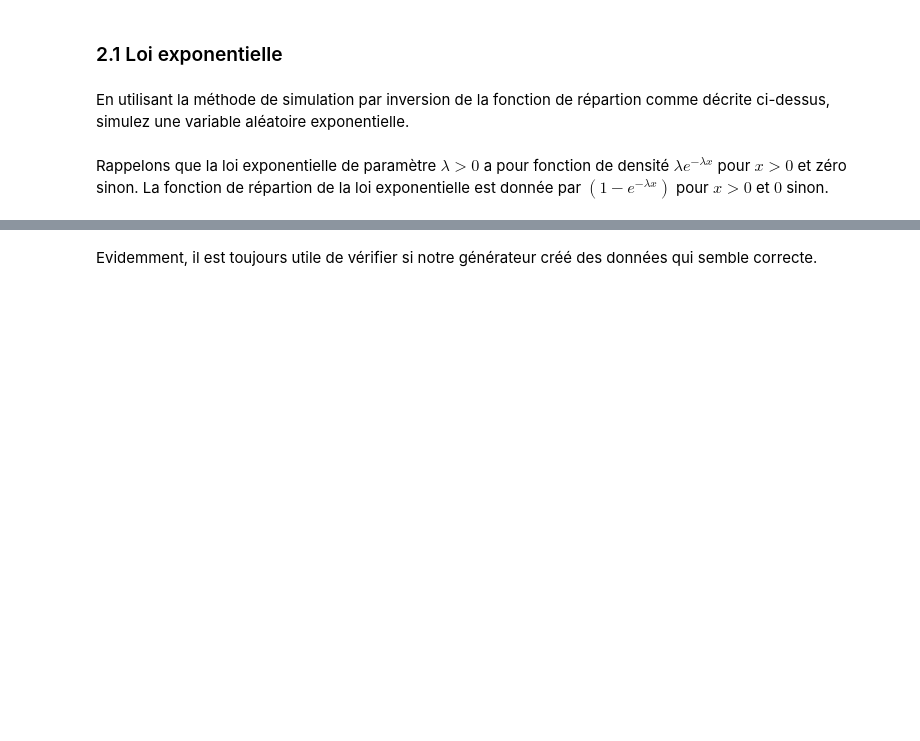
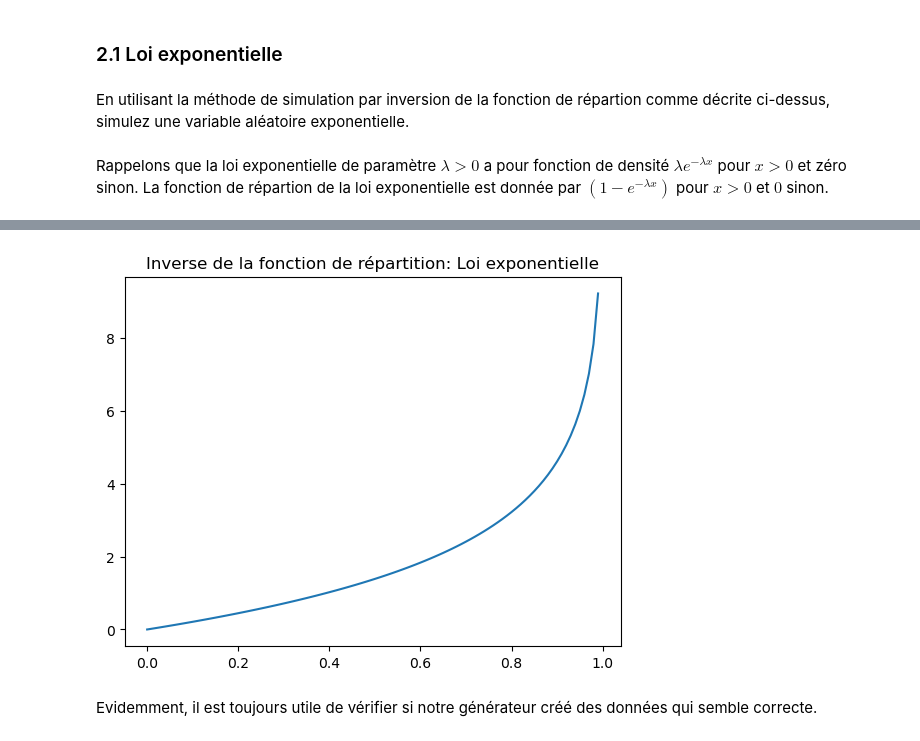
Before and after one commit to HUART1848/APV_L4, a Jupyter notebook: TP4.ipynb, the cells around one changed output, grey strips where cells are left out. Drawn from its saved outputs; the diff is of its cells as text; code cells hidden in the pictures; blank space fills up the shorter version.

```diff
--- a/TP4.ipynb
+++ b/TP4.ipynb
@@ -149,3 +170,11 @@ Rappelons que la loi exponentielle de paramètre $\lambda > 0$ a pour fonction d
+# %%
+def inv_exponentielle(lamb, x):
+    return (1 / lamb) * np.log(1 / (1 - x))
+# %%
+lamb = 0.5
+simple_plot(lambda x: inv_exponentielle(lamb, x), x=np.arange(0, 1, 0.01), title="Inverse de la fonction de répartition: Loi exponentielle")
+# %% [output]
+[figure, added]
 # %%
 def va_exponentielle(lamb):
     """
```
Also changed, not shown: parts of 21 cells of this notebook, 1 other file.
